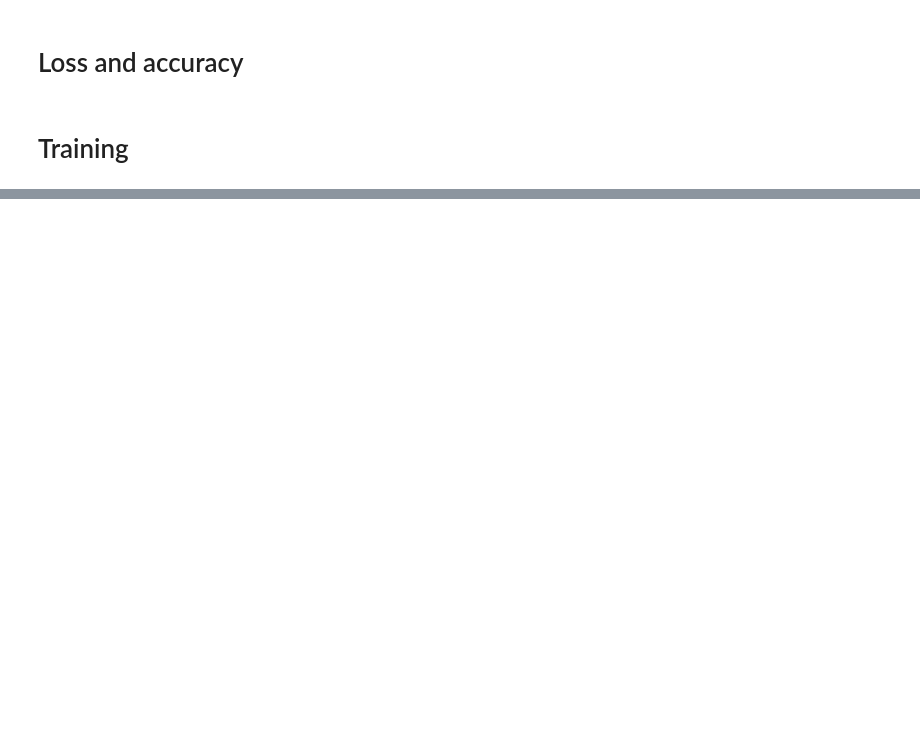
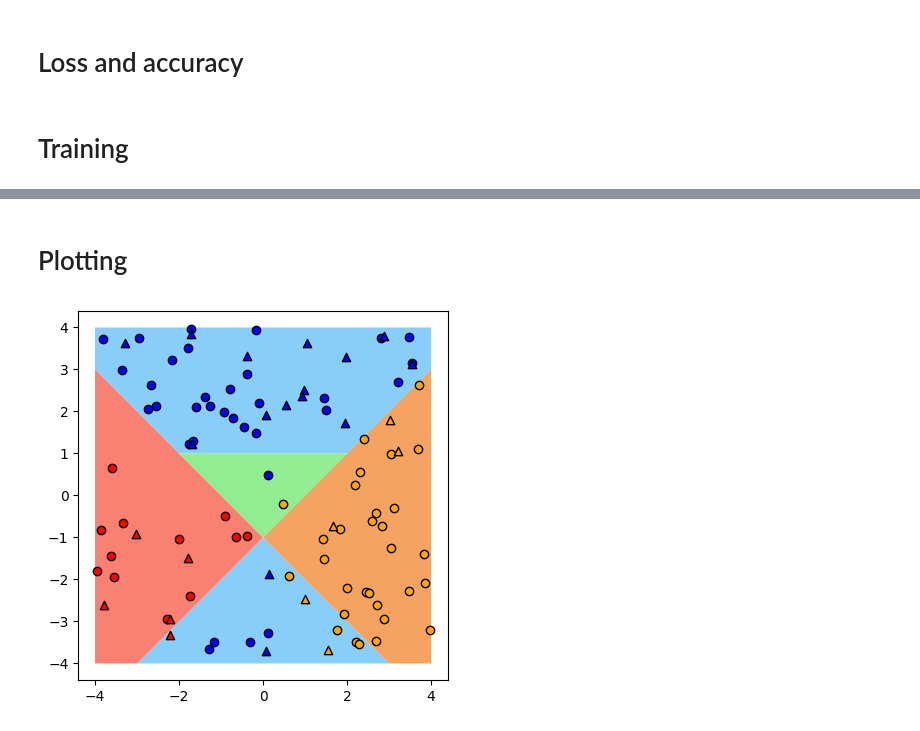
Before and after one commit to erikrecio/qurriculum_learning, a Jupyter notebook: qurriculum/main_penny.ipynb, the cells around one changed output, grey strips where cells are left out. Cells and saved outputs as stored; diff of their text form; code cells hidden in the pictures; blank space fills up the shorter version.

```diff
--- a/qurriculum/main_penny.ipynb
+++ b/qurriculum/main_penny.ipynb
@@ -148,7 +184,7 @@ def cnn_circuit(weights, state_ini):
 # dev_draw = qml.device("qiskit.aer", wires=nqubits)
 dev = qml.device("default.qubit", wires=nqubits)
 
-# cnn_draw = qml.QNode(cnn, dev_draw)
+# cnn_draw = qml.QNode(cnn_circuit, dev_draw)
 cnn_circuit = qml.QNode(cnn_circuit, dev, interface="autograd")
 
 
@@ -160,12 +196,12 @@ def cnn(weights, state_ini):
     proj_10 = (1-zz01+z0-z1)/4
     proj_11 = (1+zz01-z0-z1)/4
 
-    return np.array([proj_00, proj_01, proj_10, proj_11])
+    return pnp.array([proj_00, proj_01, proj_10, proj_11])
 # %%
 def variational_classifier(weights, bias, state_ini):
     return cnn(weights, state_ini) + bias
 # %%
-weights = rand.uniform(0, 2*np.pi, nweights)
+weights = np.random.uniform(0, 2*np.pi, nweights)
 drawer = qml.draw(cnn_circuit)
 print(drawer(weights, gs_list[0]))
 
@@ -230,7 +280,11 @@ def pred_acc(weights, bias, ground_states, labels):
 
     for j in range(len(labels)):
         projectors = variational_classifier(weights, bias, ground_states[j])
-        pred = np.argmin(projectors)
+
+        if loss_type == "projectors":
+            pred = np.argmin(projectors)
+        elif loss_type == "cross-entropy":
+            pred = np.argmax(projectors)
 
         accuracy_data += 1 if pred == labels[j] else 0
         predictions.append(pred)
@@ -370,0 +413,51 @@ plt.show()
+# %% [markdown]
+# Plotting
+# %%
+plot_iter = 67 #it+1
+
+# define regions coordinates
+x01, y01 = region01_coords[:,0], region01_coords[:,1]
+x02, y02 = region02_coords[:,0], region02_coords[:,1]
+x1, y1 = region1_coords[:,0], region1_coords[:,1]
+x2, y2 = region2_coords[:,0], region2_coords[:,1]
+x3, y3 = region3_coords[:,0], region3_coords[:,1]
+
+# plt.figure(figsize=(8, 8))
+
+# put the regions into the plot
+plt.fill(x01, y01, facecolor='lightskyblue')    # class 0
+plt.fill(x02, y02, facecolor='lightskyblue')    # class 0
+plt.fill(x1, y1, facecolor='sandybrown')        # class 1
+plt.fill(x2, y2, facecolor='salmon')            # class 2
+plt.fill(x3, y3, facecolor='lightgreen')        # class 3
+
+pred_train_plot = np.array(pred_train_arr[plot_iter-1])
+pred_val_plot = np.array(pred_val_arr[plot_iter-1])
+
+colors = ["b", "orange", "r", "g"]
+
+# plot datapoints
+for i in range(4):
+    plt.scatter(
+        j_train[:, 0][pred_train_plot==i],
+        j_train[:, 1][pred_train_plot==i],
+        c=colors[i],
+        marker="o",
+        edgecolors="k",
+        label=f"class {i+1} train",
+    )
+    plt.scatter(
+        j_val[:, 0][pred_val_plot==i],
+        j_val[:, 1][pred_val_plot==i],
+        c=colors[i],
+        marker="^",
+        edgecolors="k",
+        label=f"class {i+1} validation",
+    )
+
+
+# plt.legend()
+plt.axis('square')
+plt.show()
+# %% [output]
+[figure, added]
```
Also changed, not shown: parts of 12 cells of this notebook.
